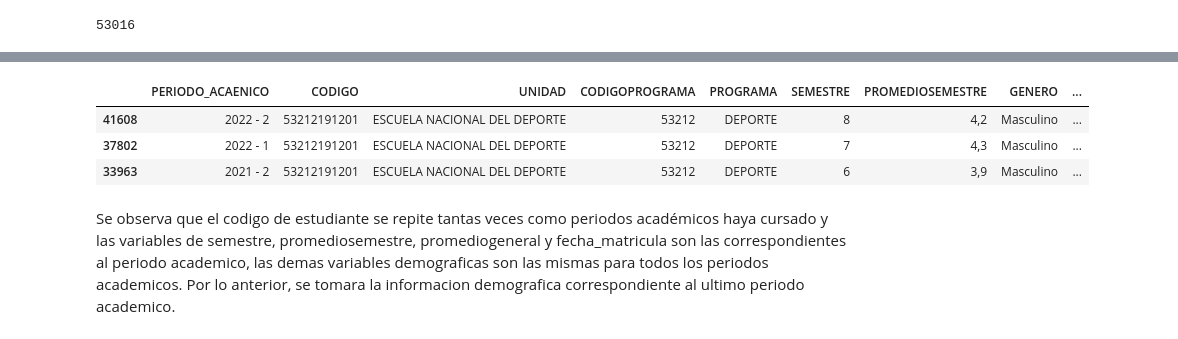
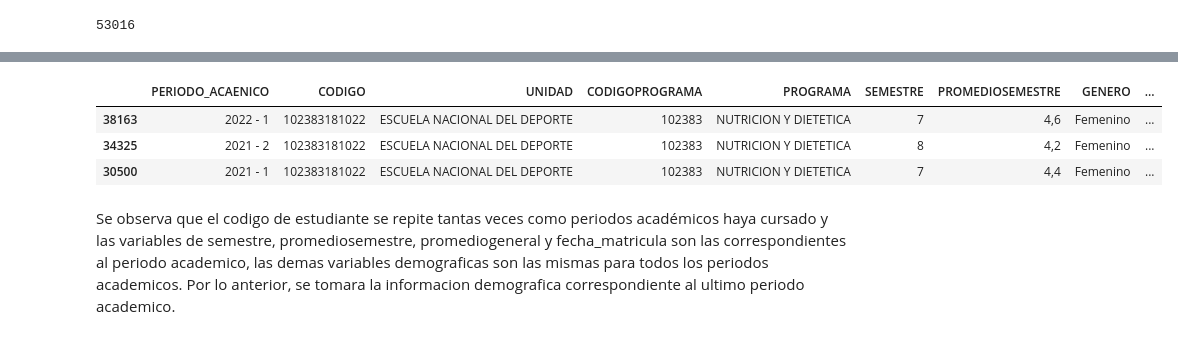
Before and after one commit to amrios80/Endeporte, a Jupyter notebook: endeporte_proyecto_final.ipynb, the cells around one changed output, grey strips where cells are left out. Saved outputs shown, nothing was run; the diff lists cells and outputs as text; code cells hidden in the pictures.

```diff
--- a/endeporte_proyecto_final.ipynb
+++ b/endeporte_proyecto_final.ipynb
@@ -76,10 +76,10 @@ demograficos_df.loc[demograficos_df.duplicated(subset=["CODIGO"], keep=False)].s
 # %%
-demograficos_df[demograficos_df["CODIGO"]=="53212191201"].sort_values(by="PERIODO_ACAENICO",ascending=False).head(3)
+demograficos_df[demograficos_df["CODIGO"]=="102383181022"].sort_values(by="PERIODO_ACAENICO",ascending=False).head(3)
 # %% [output]
 |  | PERIODO_ACAENICO | CODIGO | UNIDAD | CODIGOPROGRAMA | PROGRAMA | SEMESTRE | PROMEDIOSEMESTRE | GENERO | ... |
-| 41608 | 2022 - 2 | 53212191201 | ESCUELA NACIONAL DEL DEPORTE | 53212 | DEPORTE | 8 | 4,2 | Masculino | ... |
-| 37802 | 2022 - 1 | 53212191201 | ESCUELA NACIONAL DEL DEPORTE | 53212 | DEPORTE | 7 | 4,3 | Masculino | ... |
-| 33963 | 2021 - 2 | 53212191201 | ESCUELA NACIONAL DEL DEPORTE | 53212 | DEPORTE | 6 | 3,9 | Masculino | ... |
+| 38163 | 2022 - 1 | 102383181022 | ESCUELA NACIONAL DEL DEPORTE | 102383 | NUTRICION Y DIETETICA | 7 | 4,6 | Femenino | ... |
+| 34325 | 2021 - 2 | 102383181022 | ESCUELA NACIONAL DEL DEPORTE | 102383 | NUTRICION Y DIETETICA | 8 | 4,2 | Femenino | ... |
+| 30500 | 2021 - 1 | 102383181022 | ESCUELA NACIONAL DEL DEPORTE | 102383 | NUTRICION Y DIETETICA | 7 | 4,4 | Femenino | ... |
 # %% [markdown]
 Se observa que el codigo de estudiante se repite tantas veces como periodos académicos haya cursado y las variables de semestre, promediosemestre, promediogeneral y fecha_matricula son las correspondientes al periodo academico, las demas variables demograficas son las mismas para todos los periodos academicos. Por lo anterior, se tomara la informacion demografica correspondiente al ultimo periodo academico.
 # %%
```
Also changed, not shown: parts of 22 cells of this notebook.
